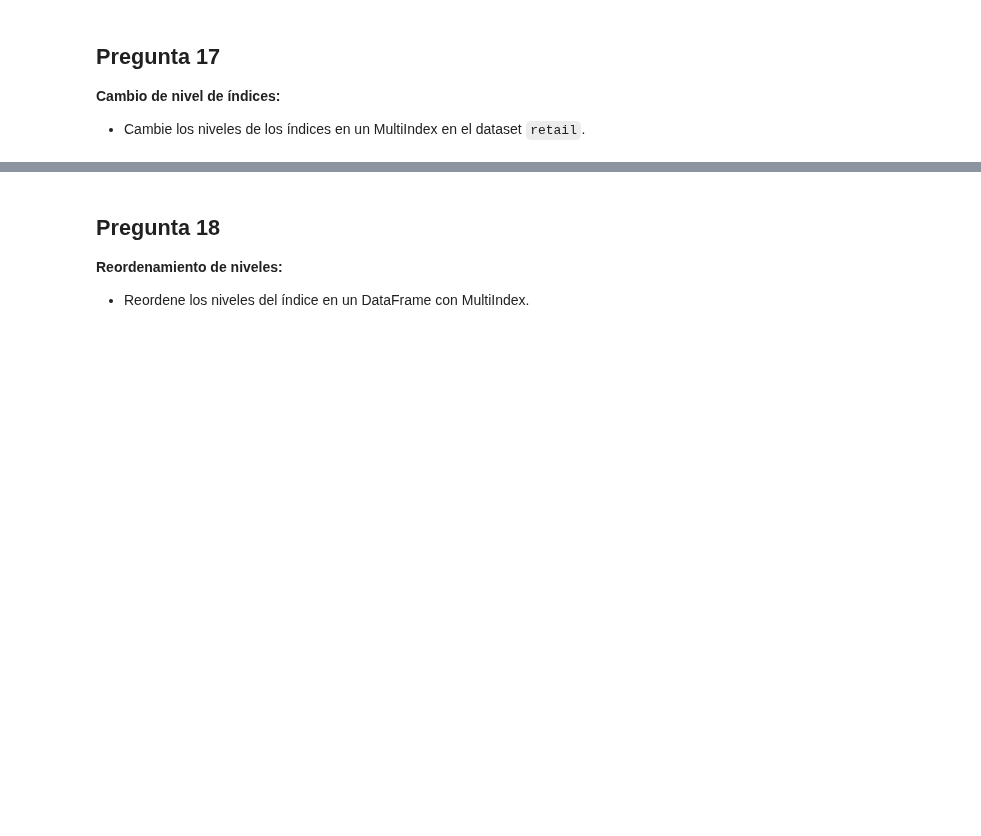
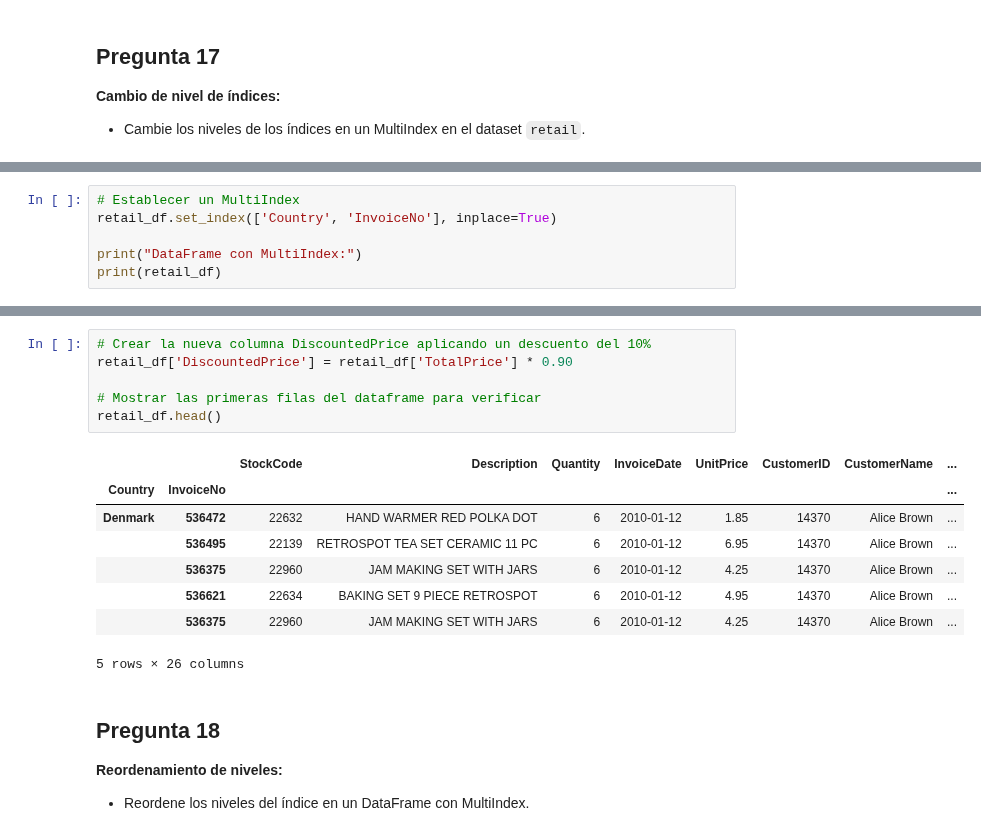
Before and after one commit to Nana8310/Curso_Pandas, a Jupyter notebook: Notebook/Prácticas/Práctica-43/Notebook_43/P-43_Notebook-43.ipynb, the cells around one changed output, grey strips where cells are left out. Cells and saved outputs as stored; diff of their text form; blank space fills up the shorter version.

```diff
--- a/Notebook/Prácticas/Práctica-43/Notebook_43/P-43_Notebook-43.ipynb
+++ b/Notebook/Prácticas/Práctica-43/Notebook_43/P-43_Notebook-43.ipynb
@@ -239,0 +578,6 @@ AttributeError: 'Timestamp' object has no attribute 'split'
+# %%
+# Establecer un MultiIndex
+retail_df.set_index(['Country', 'InvoiceNo'], inplace=True)
+
+print("DataFrame con MultiIndex:")
+print(retail_df)
@@ -240,3 +631,18 @@ AttributeError: 'Timestamp' object has no attribute 'split'
+# %%
+# Crear la nueva columna DiscountedPrice aplicando un descuento del 10%
+retail_df['DiscountedPrice'] = retail_df['TotalPrice'] * 0.90
+
+# Mostrar las primeras filas del dataframe para verificar
+retail_df.head()
+# %% [output]
+|  |  | StockCode | Description | Quantity | InvoiceDate | UnitPrice | CustomerID | CustomerName | ... |
+| Country | InvoiceNo |  |  |  |  |  |  |  | ... |
+| Denmark | 536472 | 22632 | HAND WARMER RED POLKA DOT | 6 | 2010-01-12 | 1.85 | 14370 | Alice Brown | ... |
+|  | 536495 | 22139 | RETROSPOT TEA SET CERAMIC 11 PC | 6 | 2010-01-12 | 6.95 | 14370 | Alice Brown | ... |
+|  | 536375 | 22960 | JAM MAKING SET WITH JARS | 6 | 2010-01-12 | 4.25 | 14370 | Alice Brown | ... |
+|  | 536621 | 22634 | BAKING SET 9 PIECE RETROSPOT | 6 | 2010-01-12 | 4.95 | 14370 | Alice Brown | ... |
+|  | 536375 | 22960 | JAM MAKING SET WITH JARS | 6 | 2010-01-12 | 4.25 | 14370 | Alice Brown | ... |
+5 rows × 26 columns
 # %% [markdown]
 ## Pregunta 18
 **Reordenamiento de niveles:**
```
Also changed, not shown: parts of 52 cells of this notebook, 2 other files.
